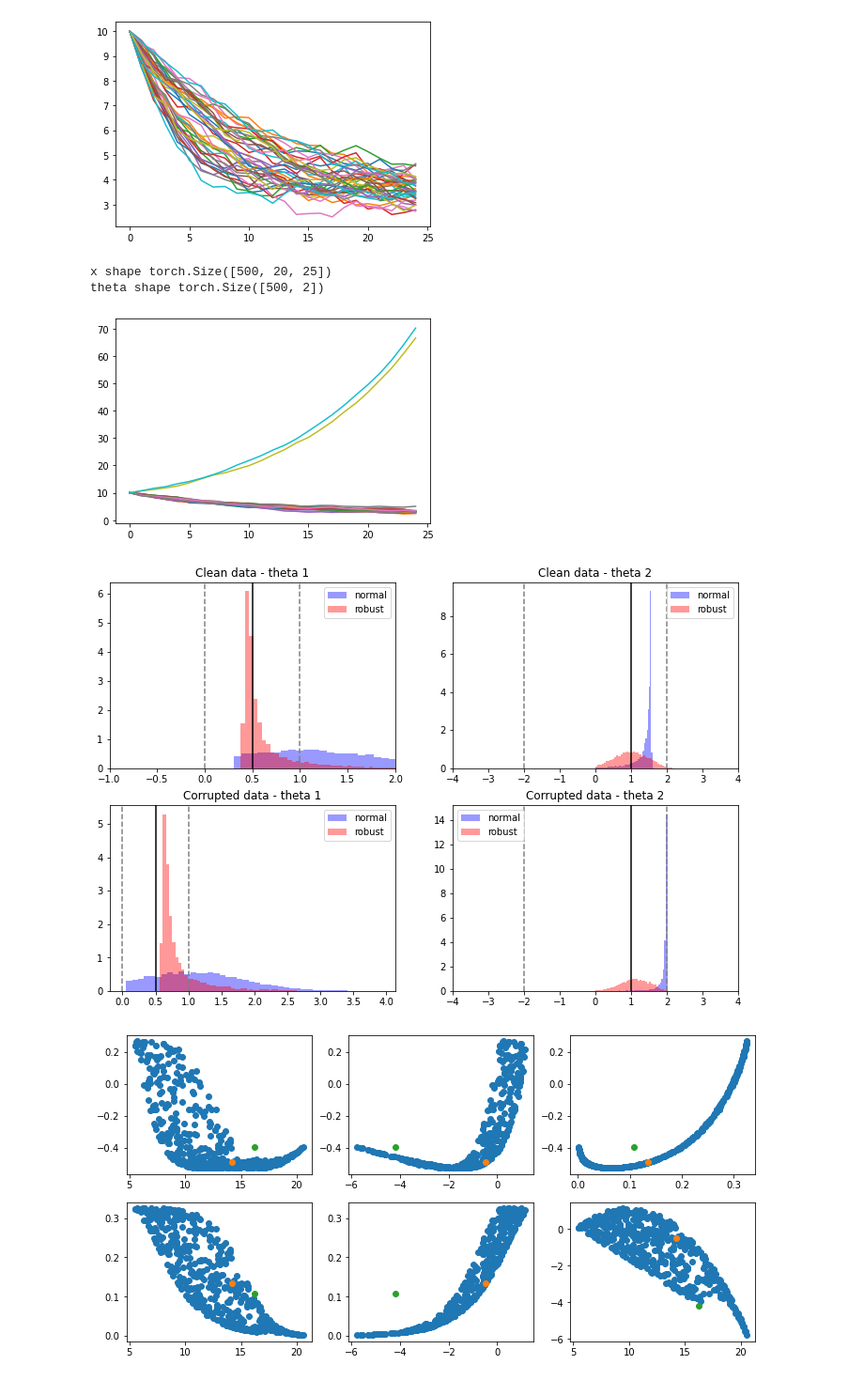
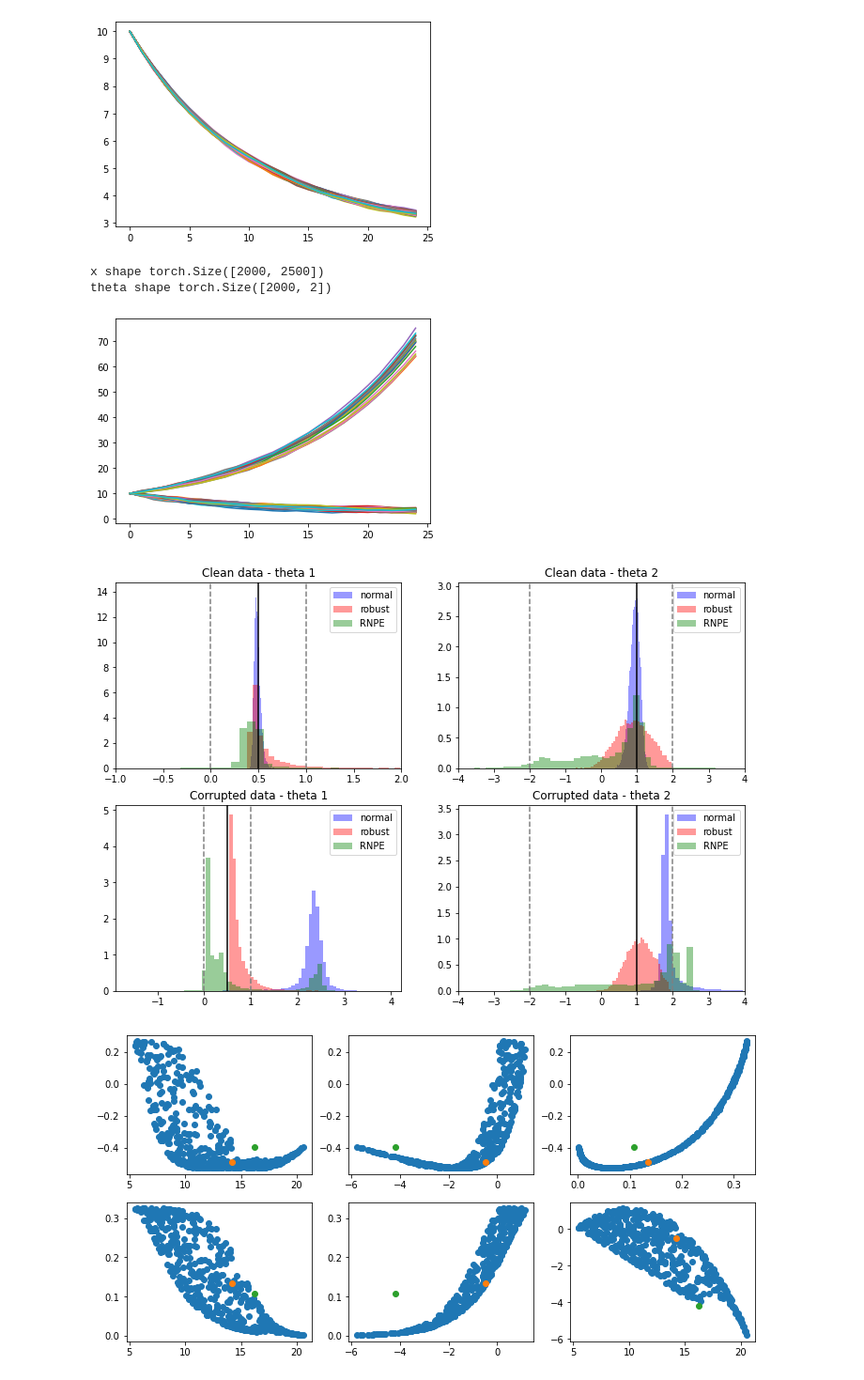
Before and after one commit to huangdaolang/robust-sbi, a Jupyter notebook: OUP-Visualization.ipynb, the cells around one changed output. Shown at 94% size. Cells and saved outputs as stored; diff of their text form; code cells hidden in the pictures.

```diff
--- a/OUP-Visualization.ipynb
+++ b/OUP-Visualization.ipynb
@@ -43,41 +56,34 @@ def load_models(root_name: str, device: torch.device):
 # %%
 n = 25
-theta = torch.tensor([1, 1.2])
-simulator = oup(n=n, var=1)
+theta = torch.tensor([0.5, 1])
+simulator = oup(n=n, var=0.1, N=100)
 Y = simulator(theta)
-for i in range(20):
+for i in range(100):
     plt.plot(range(n), Y[i])
-n = 25
-theta = torch.tensor([0.5, 1.2])
-Y = simulator(theta)
-for i in range(20):
-    plt.plot(range(n), Y[i])
 # %% [output]
-[figure, old version]
+[figure, new version]
 # %%
-simulator = oup(var=1)
+degree=0.2
+N=100
+n_corrupted = int(N * degree)
+n_normal = int(N - n_corrupted)
+simulator = oup(var=1.0, N=N)
 theta_gt = torch.tensor([0.5, 1])
 theta_cont = torch.tensor([-0.5, 1])
 obs = simulator(theta_gt).to(device)
 obs_2 = simulator(theta_cont).to(device)
-obs_cont = torch.cat([obs[:18], obs_2[:2]], dim=0).reshape(-1, 20, 25)
+obs_cont = torch.cat([obs[:n_normal], obs_2[:n_corrupted]], dim=0).reshape(-1, N, 25)
 
-x = torch.tensor(np.load("data/oup_x_500.npy")).to(device)
-theta = torch.tensor(np.load("data/oup_theta_500.npy")).to(device)
+x = torch.tensor(np.load("data/oup_x_2000.npy")).to(device)
+theta = torch.tensor(np.load("data/oup_theta_2000.npy")).to(device)
 print("x shape", x.shape)
 print("theta shape", theta.shape)
 # %% [output]
-x shape torch.Size([500, 20, 25])
-theta shape torch.Size([500, 2])
+x shape torch.Size([2000, 2500])
+theta shape torch.Size([2000, 2])
 # %%
-# theta_gt = torch.tensor([0.5, 1])
-# obs = oup(theta_gt, var=1).to(device)
-# obs_cont = copy.deepcopy(obs)
-
-# obs_cont[:, 10:15] = 0
-# print(obs_cont.shape)
-for i in range(20):
+for i in range(100):
     plt.plot(range(25), obs_cont[0][i])
 # %% [output]
-[figure, old version]
+[figure, new version]
 # %%
@@ -92,10 +99,32 @@ root_name = "objects/oup/var=1_none_beta=2.0_theta=[0.5, 1.0]_num=1000/1"
 # root_name = "objects/oup/var=1_none_beta=2.0_theta=[0.5, 1.0]_num=1000/9"
 sum_net_normal, density_estimator_normal, posterior_normal = load_models(root_name, device)
 # %%
-post_samples_normal_clean = posterior_normal.sample((10000,), x=obs.reshape(1, 1, 20, 25))
-post_samples_robust_clean = posterior_robust.sample((10000,), x=obs.reshape(1, 1, 20, 25))
-post_samples_normal_cont = posterior_normal.sample((10000,), x=obs_cont.reshape(1, 1, 20, 25))
-post_samples_robust_cont = posterior_robust.sample((10000,), x=obs_cont.reshape(1, 1, 20, 25))
+# num=2000 0.2:  1 5 7 8 9 12good 23good
+# num=2000 0.1 2 3good 4perfect 22good
+# num=1000 0.2: 2conf 8notconf 9 15 22 24?
+# num=1000 0.1: 1 9 13 14 15good 21
+root_name = "objects/oup/degree=0.2_var=1.0_mmd_beta=2.0_theta=[0.5, 1.0]_num=1000_N=100/8"
+sum_net_robust, density_estimator_robust, posterior_robust = load_models(root_name, device)
+# 1000 var=1  1 2 10 11 12perfect 16good 21
+# 2000 var=1 11 22good 24 28good
+root_name = "objects/oup/var=1.0_none_theta=[0.5, 1.0]_num=1000_N=100/12"
+sum_net_normal, density_estimator_normal, posterior_normal = load_models(root_name, device)
+
+post_samples_normal_clean = posterior_normal.sample((10000,), x=obs.reshape(1, 1, N, 25))
+post_samples_robust_clean = posterior_robust.sample((10000,), x=obs.reshape(1, 1, N, 25))
+post_samples_normal_cont = posterior_normal.sample((10000,), x=obs_cont.reshape(1, 1, N, 25))
+post_samples_robust_cont = posterior_robust.sample((10000,), x=obs_cont.reshape(1, 1, N, 25))
+post_samples_rnpe_clean = read_rnpe(model="oup", degree=0, seed=1, theta='[0.5,1.0]')
+post_samples_rnpe_cont = read_rnpe(model="oup", degree=0.2, seed=1, theta='[0.5,1.0]')
+
+# np.save("post_samples_normal_degree=0.npy", post_samples_normal_clean.detach().numpy())
+# np.save("post_samples_robust_degree=0.npy", post_samples_robust_clean.detach().numpy())
+# np.save("post_samples_rnpe_degree=0.npy", post_samples_rnpe_clean)
+
+np.save("post_samples_normal_degree=0.2.npy", post_samples_normal_cont.detach().numpy())
+np.save("post_samples_robust_degree=0.2.npy", post_samples_robust_cont.detach().numpy())
+np.save("post_samples_rnpe_degree=0.2.npy", post_samples_rnpe_cont)
+
 
 plt.figure(figsize=(12,8))
 plt.subplot(2, 2, 1)
@@ -104,6 +133,7 @@ plt.axvline(x=0,ls="--",c="grey")
 plt.axvline(x=1,ls="--",c="grey")
 sns.distplot(post_samples_normal_clean[:, 0].cpu().numpy(), color='blue', kde=False, norm_hist=True, label="normal")
 sns.distplot(post_samples_robust_clean[:, 0].cpu().numpy(), color='red', kde=False, norm_hist=True, label="robust")
+sns.distplot(post_samples_rnpe_clean[:, 0], color='green', kde=False, norm_hist=True, label="RNPE")
 plt.legend()
 plt.xlim(-1, 2)
 plt.title("Clean data - theta 1")
@@ -114,6 +144,7 @@ plt.axvline(x=-2,ls="--",c="grey")
 plt.axvline(x=2,ls="--",c="grey")
 sns.distplot(post_samples_normal_clean[:, 1].cpu().numpy(), color='blue', kde=False, norm_hist=True, label="normal")
 sns.distplot(post_samples_robust_clean[:, 1].cpu().numpy(), color='red', kde=False, norm_hist=True, label="robust")
+sns.distplot(post_samples_rnpe_clean[:, 1], color='green', kde=False, norm_hist=True, label="RNPE")
 plt.legend()
 plt.xlim(-4, 4)
 plt.title("Clean data - theta 2")
@@ -124,6 +155,7 @@ plt.axvline(x=0,ls="--",c="grey")
 plt.axvline(x=1,ls="--",c="grey")
 sns.distplot(post_samples_normal_cont[:, 0].cpu().numpy(), color='blue', kde=False, norm_hist=True, label="normal")
 sns.distplot(post_samples_robust_cont[:, 0].cpu().numpy(), color='red', kde=False, norm_hist=True, label="robust")
+sns.distplot(post_samples_rnpe_cont[:, 0], color='green', kde=False, norm_hist=True, label="RNPE")
 plt.legend()
 # plt.xlim(-1, 2)
 plt.title("Corrupted data - theta 1")
@@ -134,12 +166,13 @@ plt.axvline(x=-2,ls="--",c="grey")
 plt.axvline(x=2,ls="--",c="grey")
 sns.distplot(post_samples_normal_cont[:, 1].cpu().numpy(), color='blue', kde=False, norm_hist=True, label="normal")
 sns.distplot(post_samples_robust_cont[:, 1].cpu().numpy(), color='red', kde=False, norm_hist=True, label="robust")
+sns.distplot(post_samples_rnpe_cont[:, 1], color='green', kde=False, norm_hist=True, label="RNPE")
 plt.legend()
 plt.xlim(-4, 4)
 plt.title("Corrupted data - theta 2")
 plt.show()
 # %% [output]
-[figure, old version]
+[figure, new version]
 # %%
 sum_net_normal_0 = copy.deepcopy(sum_net_normal)
 
```
Also changed, not shown: parts of 3 cells of this notebook, 1 other file.
